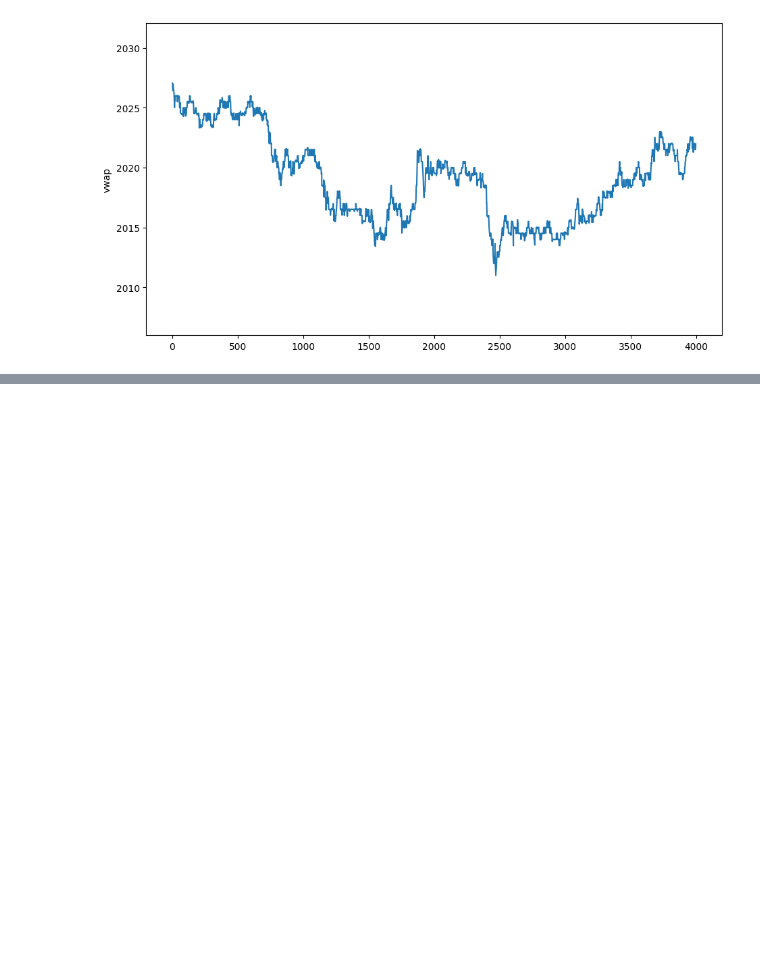
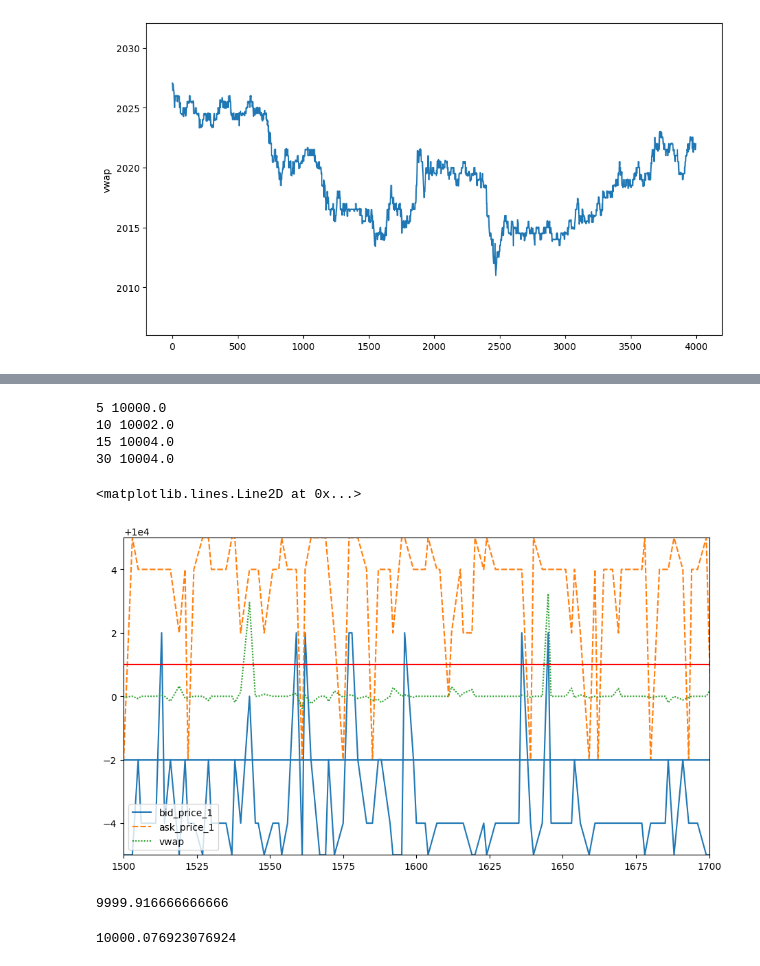
Before and after one commit to nineninesixteensixtn/BANDO, a Jupyter notebook: algoresults/workingfile.ipynb, the cells around one changed output, grey strips where cells are left out. Saved outputs shown, nothing was run; the diff lists cells and outputs as text; code cells hidden in the pictures; blank space fills up the shorter version.

Commit message:
fixed visualiser and made kelp strat

```diff
--- a/algoresults/workingfile.ipynb
+++ b/algoresults/workingfile.ipynb
@@ -266,0 +241,7 @@ Type:      method
+# %%
+data = maindata[maindata['product'] == 'RAINFOREST_RESIN']
+data = data.fillna(0)
+data['total volume'] = data['ask_volume_1'] + data['ask_volume_2']+ data['ask_volume_3'] + data['bid_volume_1'] + data['bid_volume_2'] + data['bid_volume_3']
+data['vwap'] = data['bid_price_1']*data['bid_volume_1'] + data['bid_price_2']*data['bid_volume_2']+data['bid_price_3']*data['bid_volume_3'] + data['ask_price_1']*data['ask_volume_1'] + data['ask_price_2']*data['ask_volume_2'] + data['ask_price_3']*data['ask_volume_3']
+data['vwap'] = data['vwap']/data['total volume']
+resin = data
@@ -266,0 +262,29 @@ Type:      method
+# %%
+quantiles = [5,10,15,30]
+
+for i in quantiles:
+    print(i,
+          pd.Series(np.array(maindata[maindata['product'] == 'RAINFOREST_RESIN'][['ask_price_1','ask_price_2','ask_price_3']]).flatten()).dropna().quantile(i/100))
+# %% [output]
+5 10000.0
+10 10002.0
+15 10004.0
+30 10004.0
+# %%
+f,a = fa(size = (11,6))
+sns.lineplot(data[['bid_price_1','ask_price_1', 'vwap']], ax = a)
+a.set(ylim = (9995,10005))
+a.set(xlim = (1500,1700))
+a.axhline(9998) # min bid for us to sell
+a.axhline(10001, color = 'red') # max ask for us to buy
+# %% [output]
+<matplotlib.lines.Line2D at 0x...>
+[figure, added]
+# %%
+resin['vwap'].quantile(0.15)
+# %% [output]
+9999.916666666666
+# %%
+resin['vwap'].quantile(0.85)
+# %% [output]
+10000.076923076924
```
Also changed, not shown: parts of 4 cells of this notebook, 1 other file.
